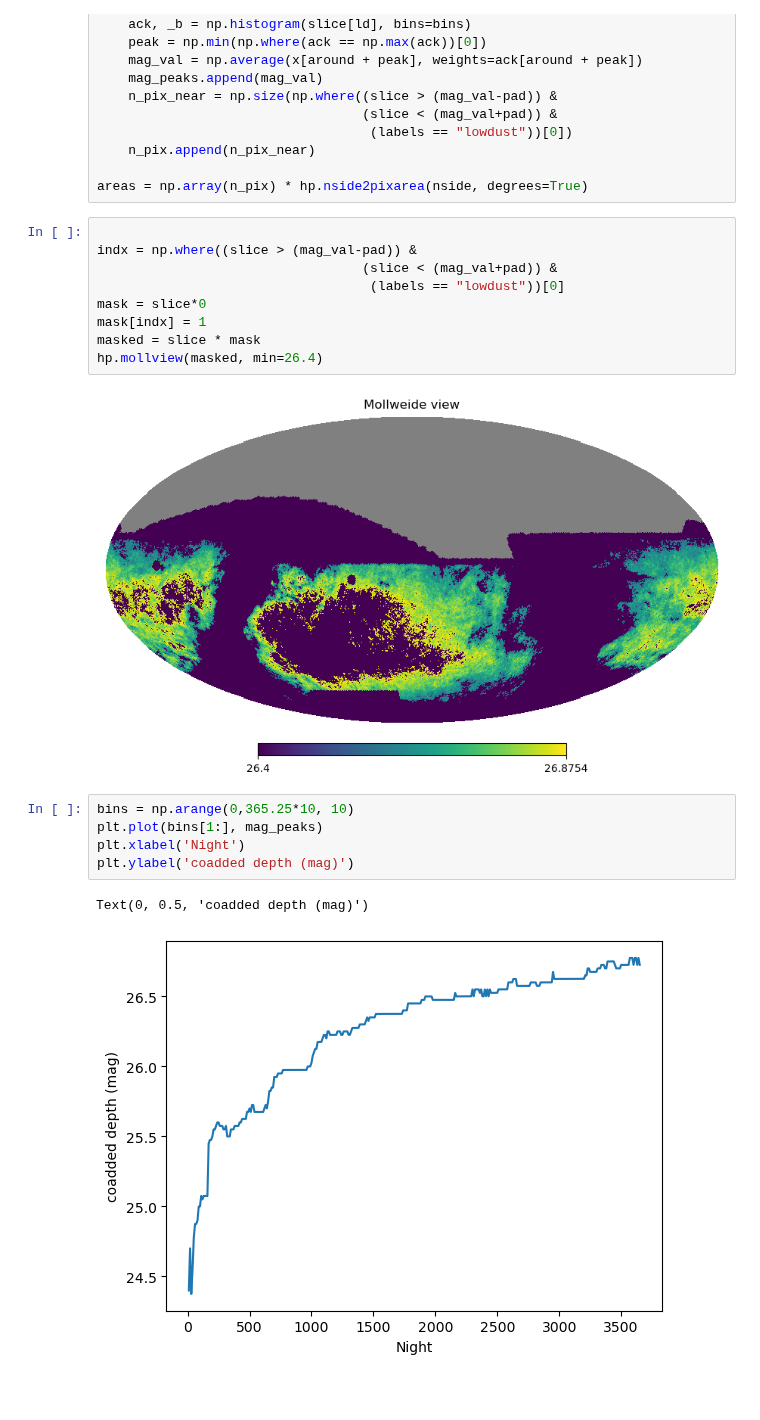
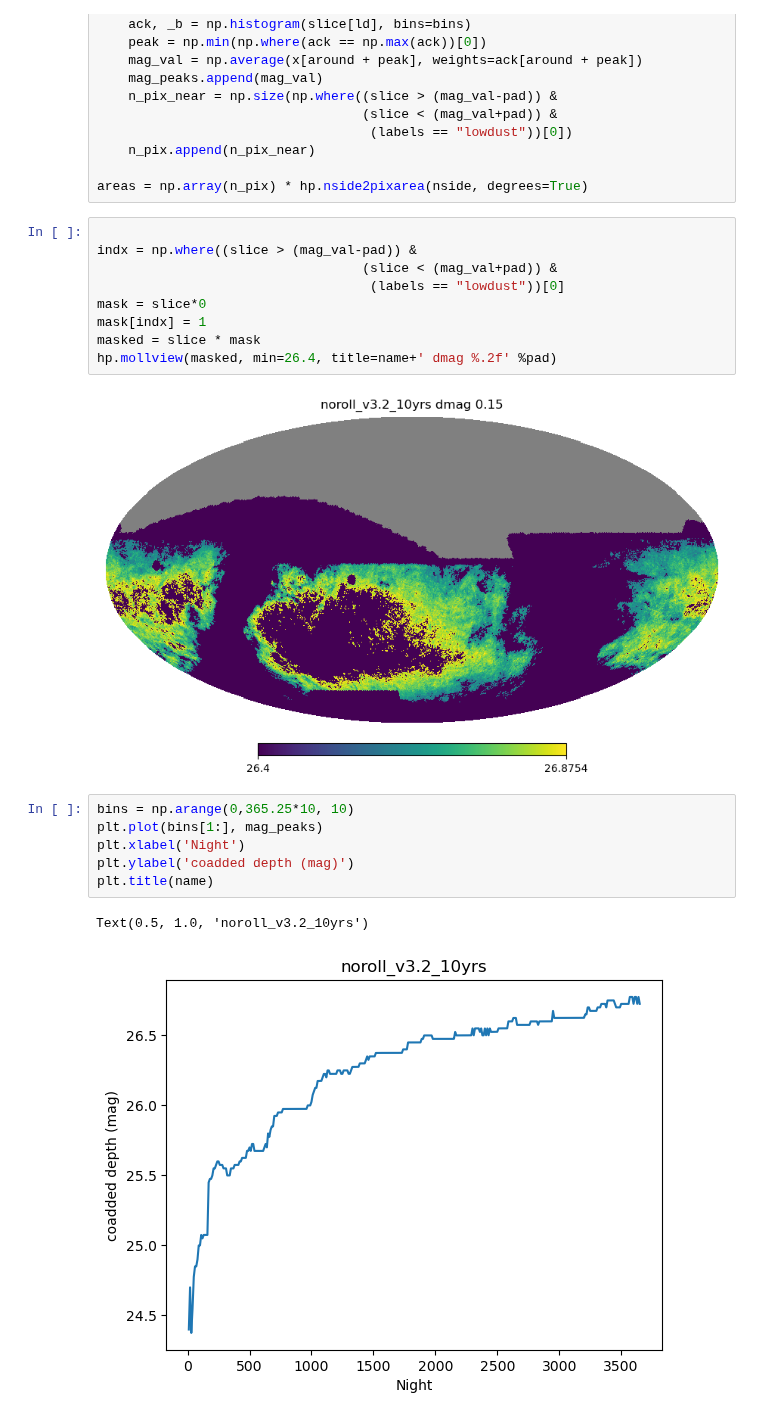
Before and after one commit to yoachim/23_Scratch, a Jupyter notebook: uniformity_v_time/exgal_uniformity_noroll.ipynb, the cells around one changed output. Cells and saved outputs as stored; diff of their text form; blank space fills up the shorter version.

```diff
--- a/uniformity_v_time/exgal_uniformity_noroll.ipynb
+++ b/uniformity_v_time/exgal_uniformity_noroll.ipynb
@@ -118,17 +118,18 @@ indx = np.where((slice > (mag_val-pad)) &
 mask = slice*0
 mask[indx] = 1
 masked = slice * mask
-hp.mollview(masked, min=26.4)
+hp.mollview(masked, min=26.4, title=name+' dmag %.2f' %pad)
 # %% [output]
-[figure, old version]
+[figure, new version]
 # %%
 bins = np.arange(0,365.25*10, 10)
 plt.plot(bins[1:], mag_peaks)
 plt.xlabel('Night')
 plt.ylabel('coadded depth (mag)')
+plt.title(name)
 # %% [output]
-Text(0, 0.5, 'coadded depth (mag)')
+Text(0.5, 1.0, 'noroll_v3.2_10yrs')
-[figure, old version]
+[figure, new version]
 # %%
 plt.plot(bins[1:], areas)
 plt.xlabel('Night')
```
Also changed, not shown: parts of 2 cells of this notebook, 1 other file.
